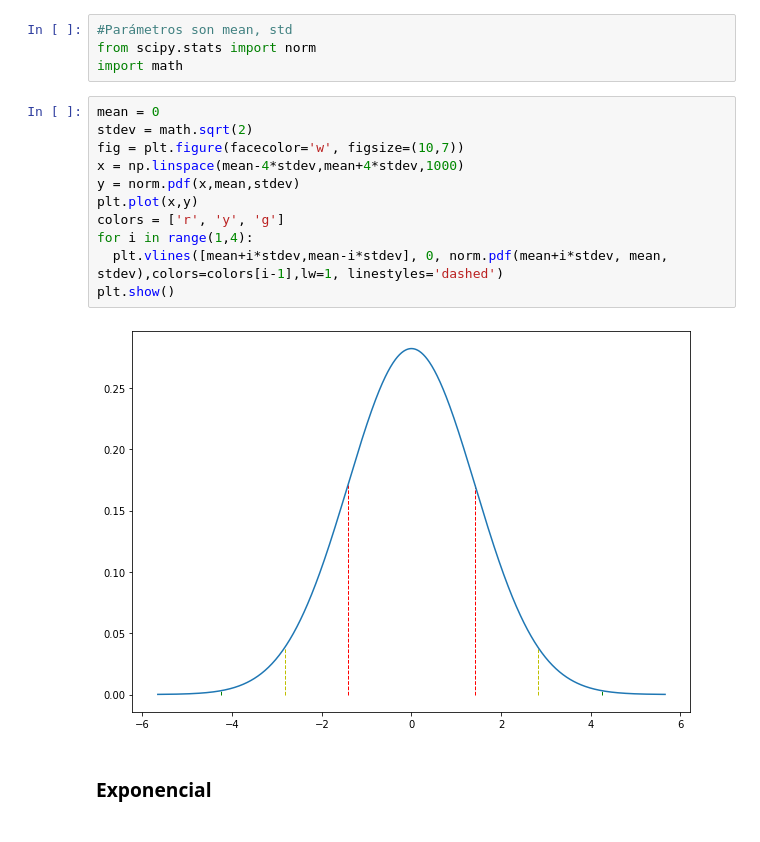
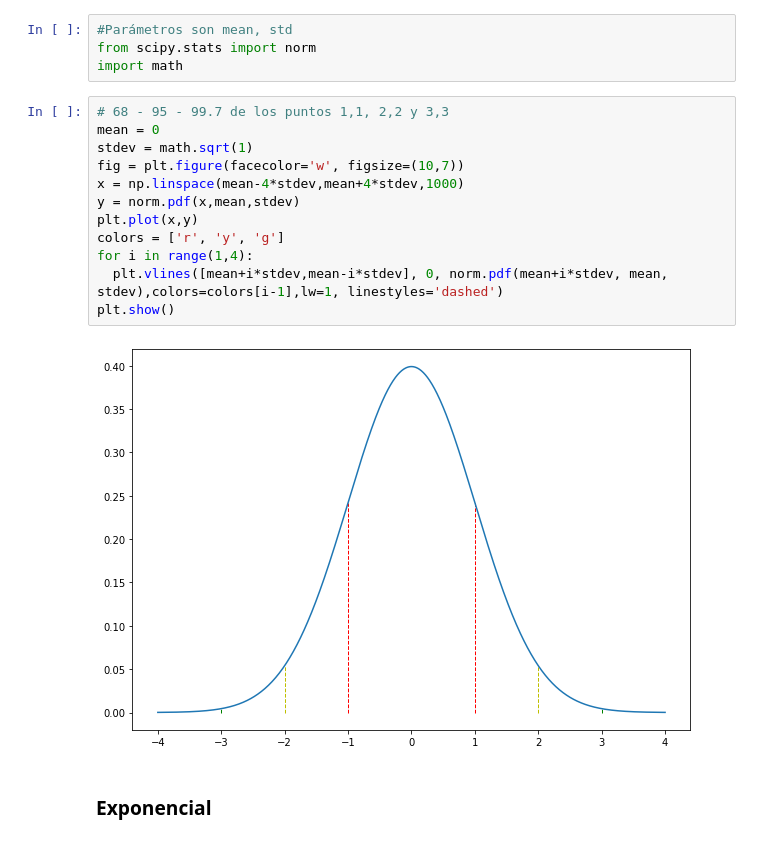
Before and after one commit to luciogutierrez/iron-hack, a Jupyter notebook: 2-module/9-probabilidad/Dist_continuas.ipynb, the cells around one changed output. Saved outputs shown, nothing was run; the diff lists cells and outputs as text.

```diff
--- a/2-module/9-probabilidad/Dist_continuas.ipynb
+++ b/2-module/9-probabilidad/Dist_continuas.ipynb
@@ -177,18 +177,19 @@ Regla de $68-95-99.7$
 from scipy.stats import norm
 import math
 # %%
+# 68 - 95 - 99.7 de los puntos 1,1, 2,2 y 3,3
 mean = 0
-stdev = math.sqrt(2)
+stdev = math.sqrt(1)
 fig = plt.figure(facecolor='w', figsize=(10,7))
 x = np.linspace(mean-4*stdev,mean+4*stdev,1000)
 y = norm.pdf(x,mean,stdev)
 plt.plot(x,y)
 colors = ['r', 'y', 'g']
 for i in range(1,4):
   plt.vlines([mean+i*stdev,mean-i*stdev], 0, norm.pdf(mean+i*stdev, mean, stdev),colors=colors[i-1],lw=1, linestyles='dashed')
 plt.show()
 # %% [output]
-[figure, old version]
+[figure, new version]
 # %% [markdown]
 ### Exponencial
 # %% [markdown]
```
Also changed, not shown: parts of 14 cells of this notebook, 4 other files.
